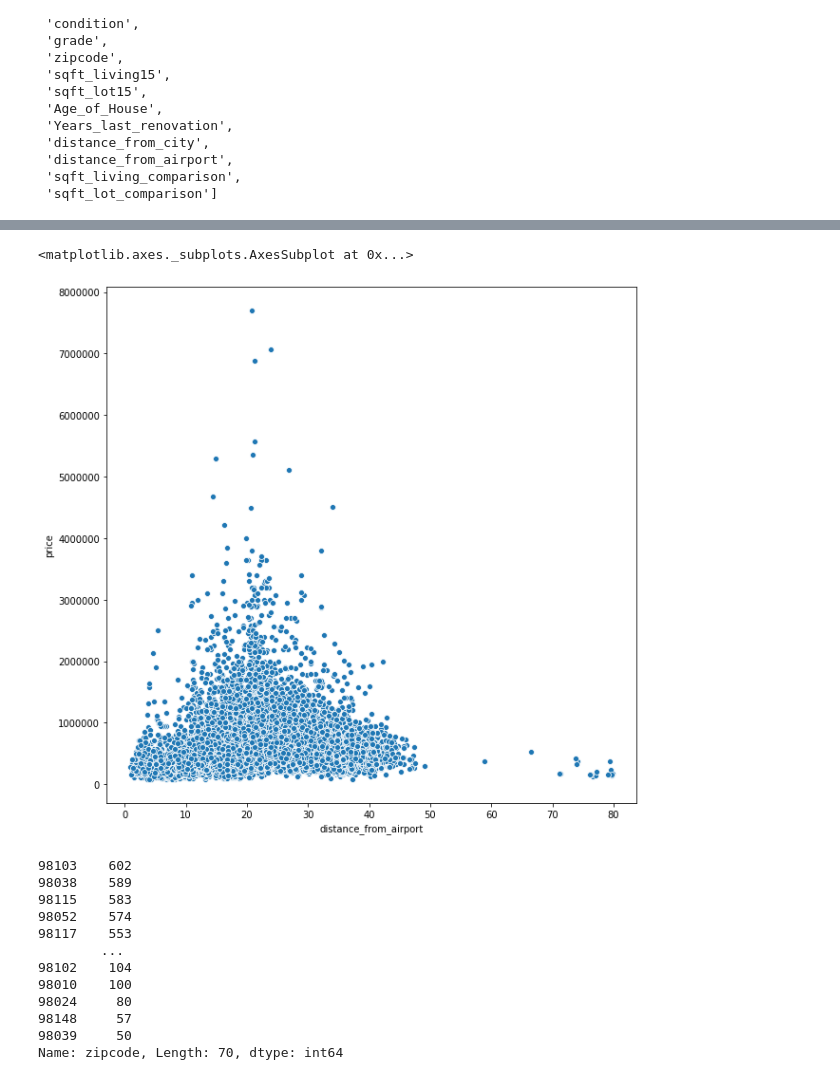
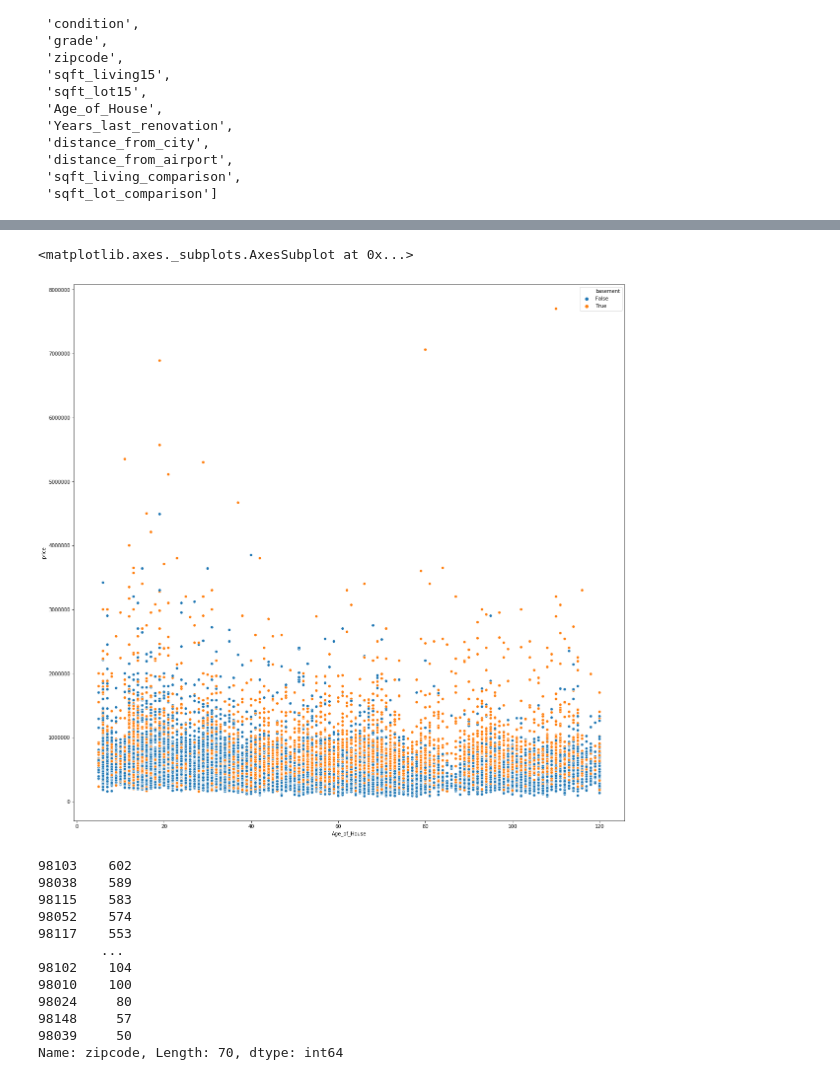
Before and after one commit to megan91292/dsc-mod-2-project-v2-1-onl01-dtsc-ft-041320, a Jupyter notebook: Exploring & Transforming my Data.ipynb, the cells around one changed output, grey strips where cells are left out. Cells and saved outputs as stored; diff of their text form; code cells hidden in the pictures.

```diff
--- a/Exploring & Transforming my Data.ipynb
+++ b/Exploring & Transforming my Data.ipynb
@@ -101,0 +125,8 @@ numerical_cols
+# %%
+
+df['decades'] = df['Age_of_House']//10
+to_plot = df.groupby('decades')['price'].mean()
+to_plot.plot(kind='barh', figsize=(10,8))
+plt.ylabel('House Age in Decades')
+plt.xlabel('Average Sale Price of Homes')
+plt.title('Average Home Values by Home Age');
@@ -146,6 +324,6 @@ KC_map
 # %%
-plt.figure(figsize=(10,10))
-sns.scatterplot(y='price',x='distance_from_airport',data=df)
+plt.figure(figsize=(20,20))
+sns.scatterplot(y='price',x='Age_of_House',data=df,hue='basement')
 # %% [output]
 <matplotlib.axes._subplots.AxesSubplot at 0x...>
-[figure, old version]
+[figure, new version]
```
Also changed, not shown: parts of 56 cells of this notebook, 3 other files.
